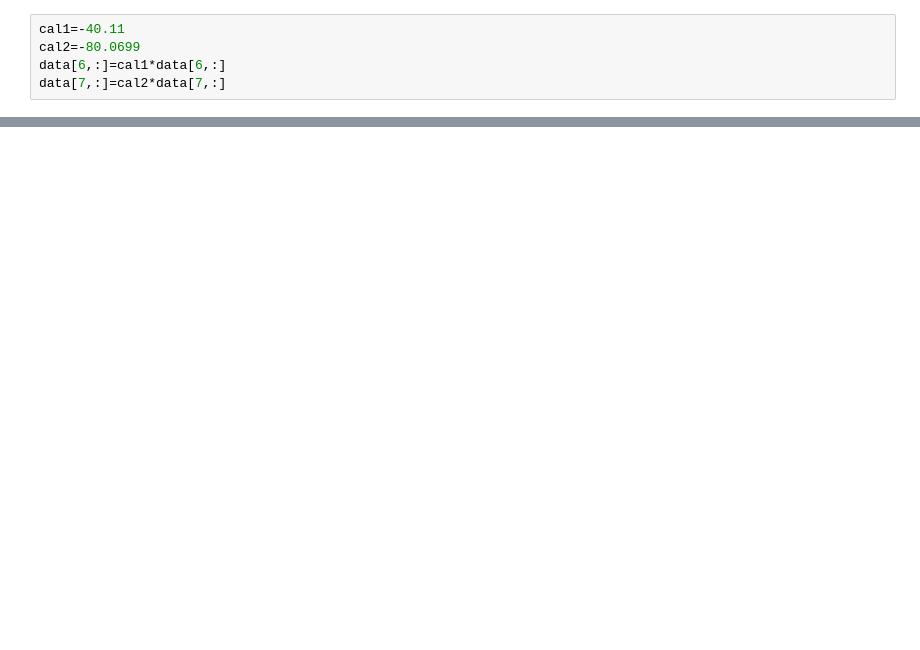
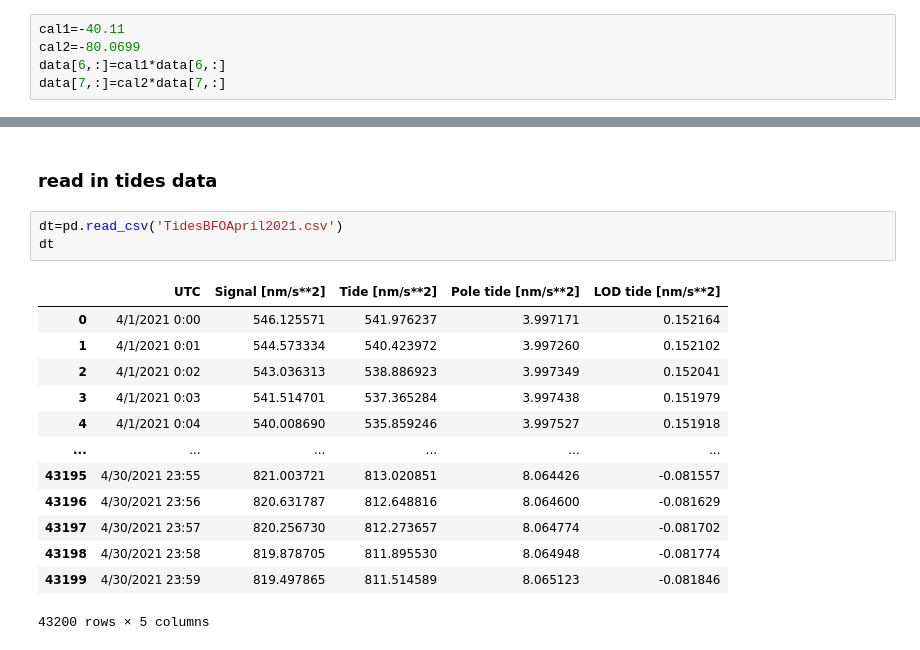
Before and after one commit to alexho11/Physical-Geodesy, a Jupyter notebook: lab6/main.ipynb, the cells around one changed output, grey strips where cells are left out. Drawn from its saved outputs; the diff is of its cells as text; blank space fills up the shorter version.

```diff
--- a/lab6/main.ipynb
+++ b/lab6/main.ipynb
@@ -36,0 +67,19 @@ data[7,:]=cal2*data[7,:]
+# %% [markdown]
+### read in tides data
+# %%
+dt=pd.read_csv('TidesBFOApril2021.csv')
+dt
+# %% [output]
+|  | UTC | Signal [nm/s**2] | Tide [nm/s**2] | Pole tide [nm/s**2] | LOD tide [nm/s**2] |
+| 0 | 4/1/2021 0:00 | 546.125571 | 541.976237 | 3.997171 | 0.152164 |
+| 1 | 4/1/2021 0:01 | 544.573334 | 540.423972 | 3.997260 | 0.152102 |
+| 2 | 4/1/2021 0:02 | 543.036313 | 538.886923 | 3.997349 | 0.152041 |
+| 3 | 4/1/2021 0:03 | 541.514701 | 537.365284 | 3.997438 | 0.151979 |
+| 4 | 4/1/2021 0:04 | 540.008690 | 535.859246 | 3.997527 | 0.151918 |
+| ... | ... | ... | ... | ... | ... |
+| 43195 | 4/30/2021 23:55 | 821.003721 | 813.020851 | 8.064426 | -0.081557 |
+| 43196 | 4/30/2021 23:56 | 820.631787 | 812.648816 | 8.064600 | -0.081629 |
+| 43197 | 4/30/2021 23:57 | 820.256730 | 812.273657 | 8.064774 | -0.081702 |
+| 43198 | 4/30/2021 23:58 | 819.878705 | 811.895530 | 8.064948 | -0.081774 |
+| 43199 | 4/30/2021 23:59 | 819.497865 | 811.514589 | 8.065123 | -0.081846 |
+43200 rows × 5 columns
```
Also changed, not shown: parts of 9 cells of this notebook.
